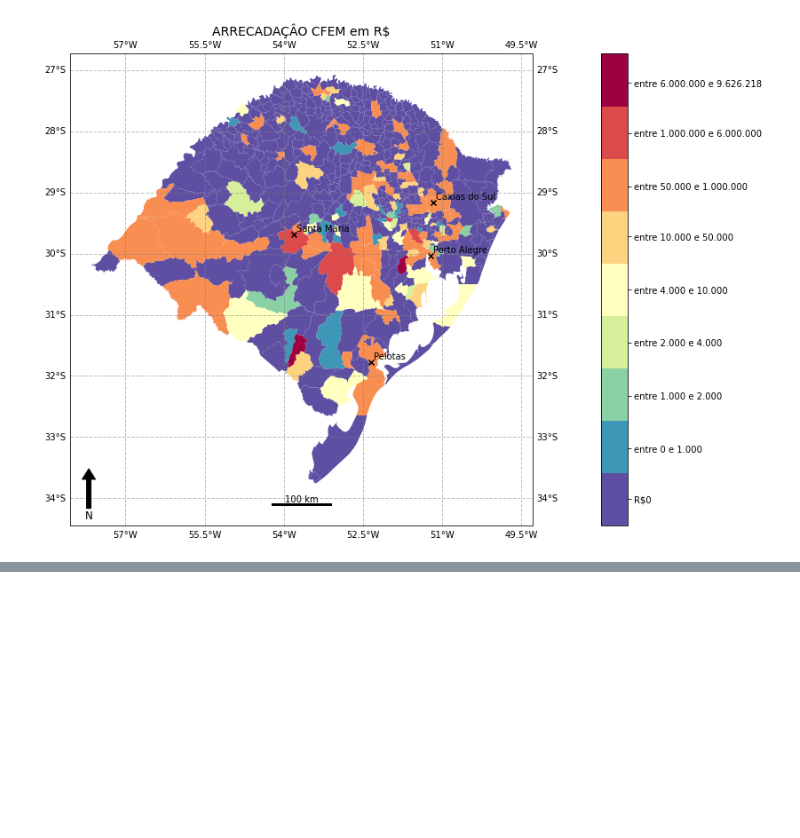
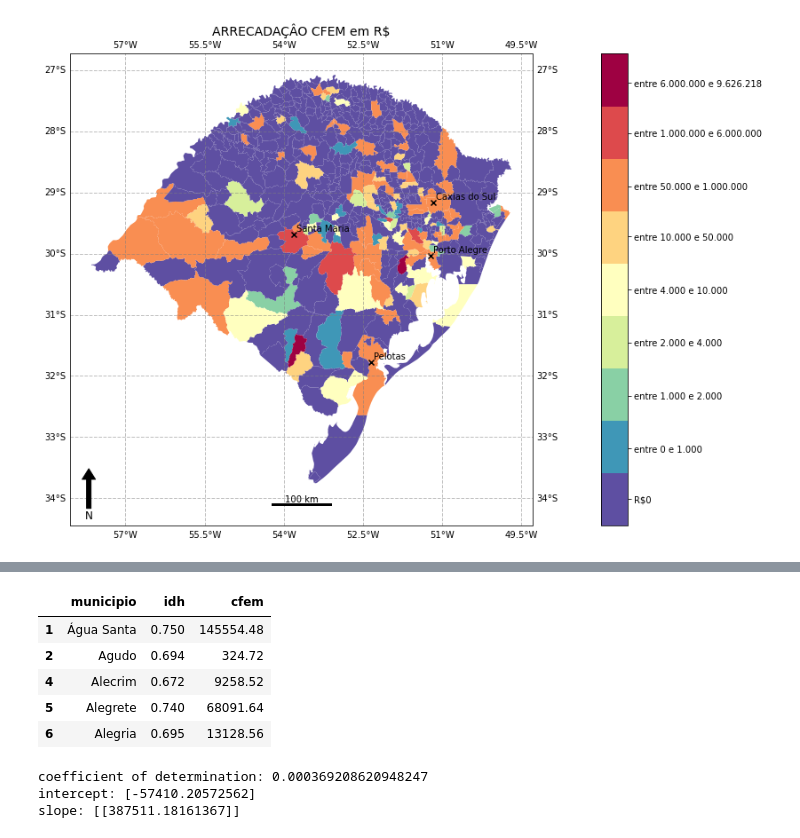
Before and after one commit to robertorolo/Mapas-minera-RS, a Jupyter notebook: arrecadacao geral.ipynb, the cells around one changed output, grey strips where cells are left out. Cells and saved outputs as stored; diff of their text form; code cells hidden in the pictures; blank space fills up the shorter version.

```diff
--- a/arrecadacao geral.ipynb
+++ b/arrecadacao geral.ipynb
@@ -222,0 +262,9 @@ plt.savefig('imagens/arrecadacao.png', bbox_inches='tight', facecolor='white', d
+# %%
+idh.head()
+# %% [output]
+|  | municipio | idh | cfem |
+| 1 | Água Santa | 0.750 | 145554.48 |
+| 2 | Agudo | 0.694 | 324.72 |
+| 4 | Alecrim | 0.672 | 9258.52 |
+| 5 | Alegrete | 0.740 | 68091.64 |
+| 6 | Alegria | 0.695 | 13128.56 |
@@ -222,0 +276,15 @@ plt.savefig('imagens/arrecadacao.png', bbox_inches='tight', facecolor='white', d
+# %%
+from sklearn.linear_model import LinearRegression
+
+model = LinearRegression()
+model.fit(idh['idh'].values.reshape(-1, 1), idh['cfem'].values.reshape(-1, 1))
+
+r_sq = model.score(idh['idh'].values.reshape(-1, 1), idh['cfem'].values.reshape(-1, 1))
+print('coefficient of determination:', r_sq)
+
+print('intercept:', model.intercept_)
+print('slope:', model.coef_)
+# %% [output]
+coefficient of determination: 0.000369208620948247
+intercept: [-57410.20572562]
+slope: [[387511.18161367]]
```
Also changed, not shown: parts of 12 cells of this notebook, 9 other files.
